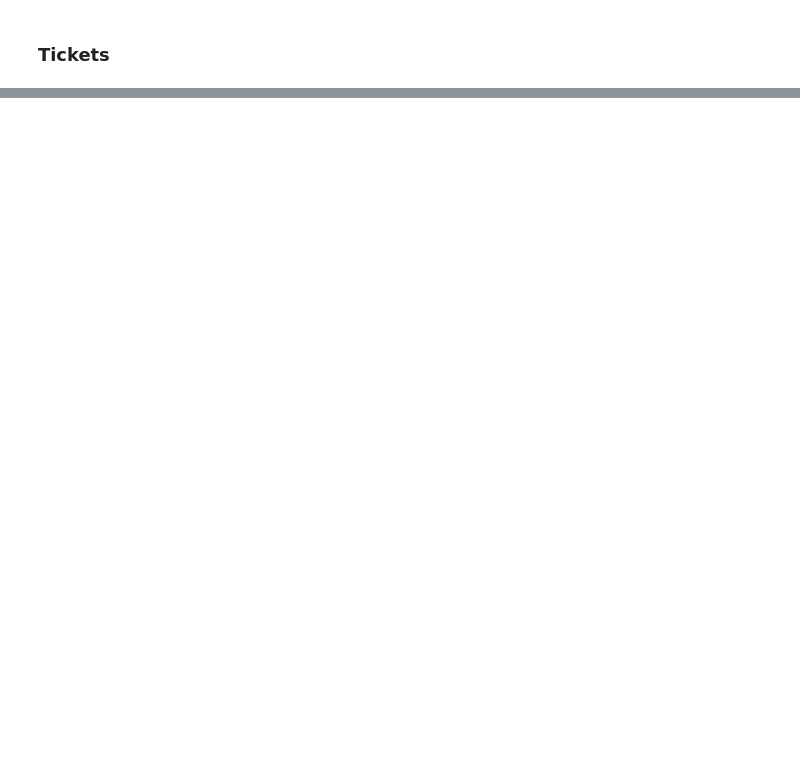
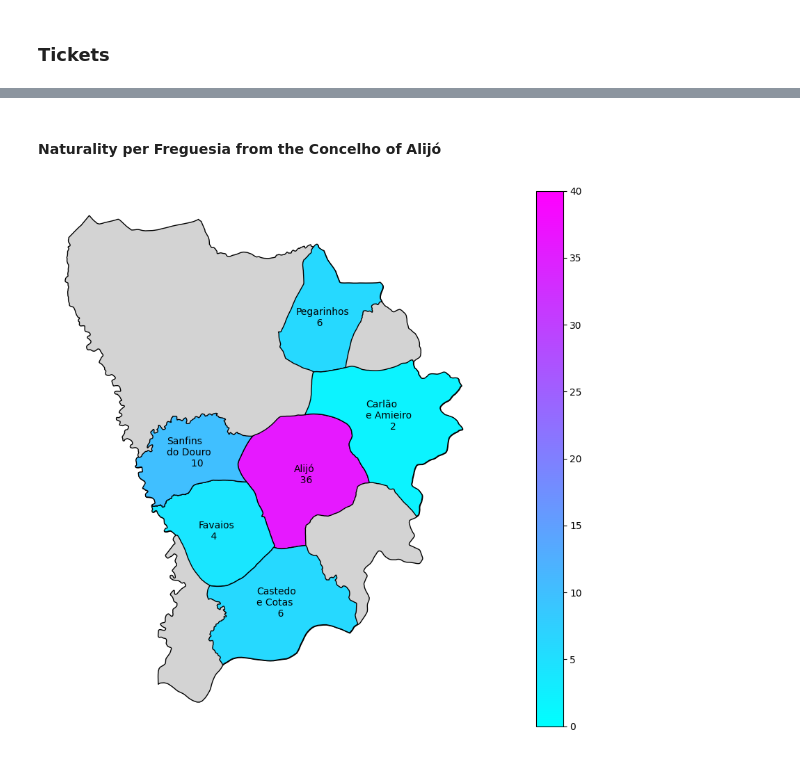
Before and after one commit to luamz/migration-data-analysis, a Jupyter notebook: portuguese_migrants.ipynb, the cells around one changed output, grey strips where cells are left out. Cells and saved outputs as stored; diff of their text form; code cells hidden in the pictures; blank space fills up the shorter version.

```diff
--- a/portuguese_migrants.ipynb
+++ b/portuguese_migrants.ipynb
@@ -217,0 +134,16 @@ The naturality of the rest is shown on the maps bellow:
+# %% [markdown]
+#### Naturality per Freguesia from the Concelho of Alijó
+# %%
+fig5, ax = plt.subplots()
+
+alijo = w_c_tait.query("naturality_city == 'Alijó'")
+alijo_concelhos_map = generate_concelhos_map(alijo,False)
+alijo_freguesias_map = generate_freguesias_map(alijo,False)
+alijo_concelhos_map.plot(color="lightgrey", legend=True, edgecolor="black", ax=ax)
+alijo_freguesias_map.plot(column="count", cmap="cool",vmax=40, vmin=0, legend=True, ax=ax,
+                          edgecolor="black", missing_kwds=dict(color="lightgrey", ))
+generate_texts_alijo(alijo_freguesias_map)
+
+plt.axis("off"); plt.gcf().set_size_inches(20, 10)
+# %% [output]
+[figure, added]
```
Also changed, not shown: parts of 33 cells of this notebook, 3 other files.
